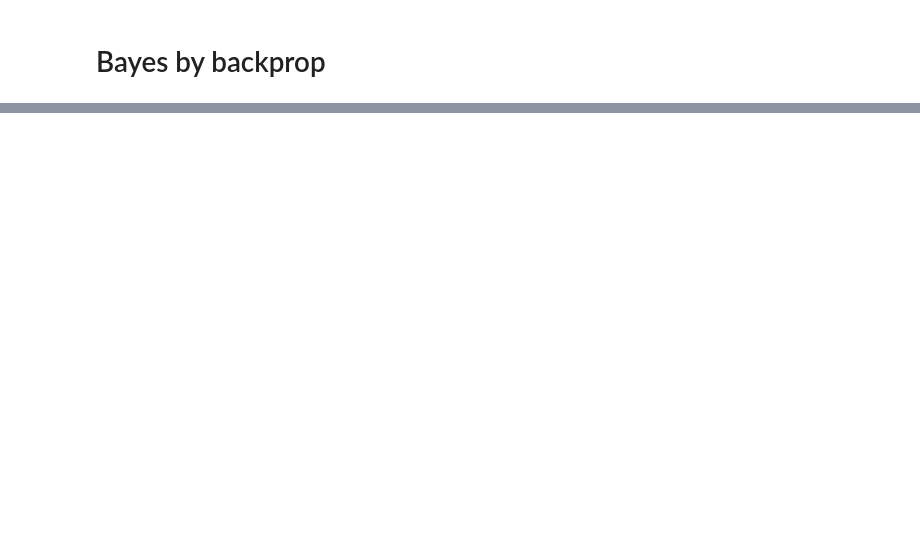
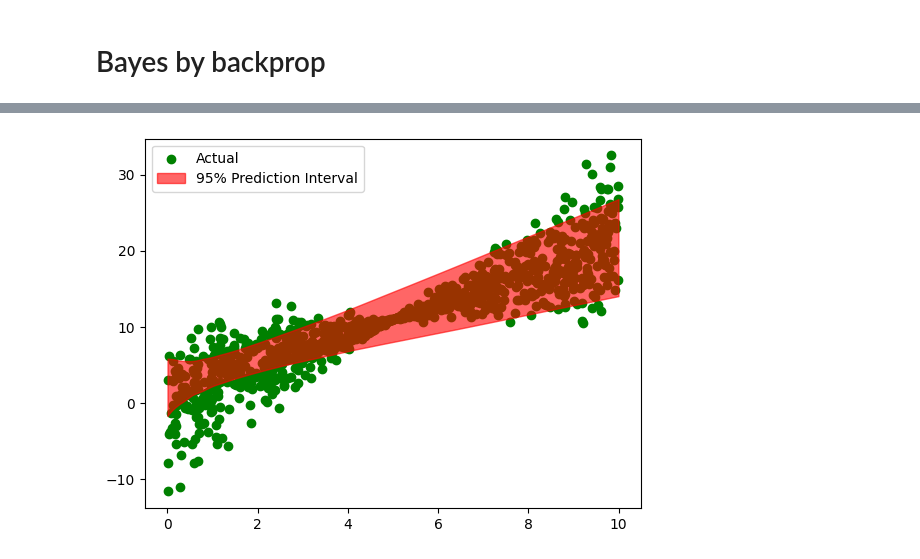
Before and after one commit to LeonardSchuler/time-series-forecasting, a Jupyter notebook: notebooks/005_bayes_by_backpropagation.ipynb, the cells around one changed output, grey strips where cells are left out. Cells and saved outputs as stored; diff of their text form; code cells hidden in the pictures; blank space fills up the shorter version.

```diff
--- a/notebooks/005_bayes_by_backpropagation.ipynb
+++ b/notebooks/005_bayes_by_backpropagation.ipynb
@@ -43,6 +52,6 @@ class Network(nn.Module):
         x3 = self.layer3(x2)
         return x3
 # %%
-X_torch = torch.from_numpy(X)
-y_torch = torch.from_numpy(y)
+X_torch = torch.from_numpy(X).to(device=device)
+y_torch = torch.from_numpy(y).to(device=device)
 # %%
@@ -283,12 +355,16 @@ def get_variational_pdf(mu, rho):
 
     return q_theta
 
-def loss_fn(y_hat, y, w, mu, rho):
+def loss_fn(y_hat, y, w, mu, rho, verbose=False):
     q_theta = get_variational_pdf(mu, rho)
 
-    loss = q_theta.log_prob(w)
-    loss -= p_w.log_prob(w)
+    #q_theta_loss = q_theta.log_prob(w).mean()
+    #p_w_neg_loss = p_w.log_prob(w).mean()
+    q_theta_loss = q_theta.log_prob(w).sum()
+    p_w_neg_loss = p_w.log_prob(w).sum()
+    likelihood_loss = 0.5 * nn.MSELoss(reduction="sum")(y_hat, y)
+    loss = q_theta_loss - p_w_neg_loss + likelihood_loss
     loss = loss.mean()
-    loss += 0.5 * nn.MSELoss(reduction="mean")(y_hat, y)
-
+    if verbose:
+        print(f"Loss: {loss.detach().to(device="cpu").item()}| variational: {q_theta_loss.detach().to(device="cpu").item()}| prior: {-p_w_neg_loss.detach().to(device="cpu").item()}| likelihood: {likelihood_loss.detach().to(device="cpu").item()}")
     return loss
@@ -294,0 +470,51 @@ def loss_fn(y_hat, y, w, mu, rho):
+# %%
+X_torch_c = X_torch.to(device="cpu")
+y_torch_c = y_torch.to(device="cpu")
+fig, ax = plt.subplots()
+
+# Plot actual data
+scatter_actual = ax.scatter(X_torch_c, y_torch_c, color="green", label="Actual")
+
+# Number of samples to use for generating prediction intervals
+num_samples = 50
+predictions = []
+
+sorting = X_torch_c.squeeze().sort()
+X_sorted = sorting.values
+y_sorted = y_torch_c[sorting.indices]
+
+# Run multiple forward passes to get predictions for each input
+for _ in range(num_samples):
+    y_hat_sample = bmodel(X_sorted)[0]
+    predictions.append(y_hat_sample.to(device="cpu").detach().numpy().squeeze())
+
+# Convert the predictions to a NumPy array for easier manipulation
+predictions = np.array(predictions)
+
+# Calculate mean and standard deviation across the samples
+y_hat_mean = predictions.mean(axis=0)
+y_hat_std = predictions.std(axis=0)
+
+# Calculate the 95% prediction interval (mean ± 1.96 * std)
+lower_bound = y_hat_mean -  y_hat_std
+upper_bound = y_hat_mean +  y_hat_std
+
+# Sort X_torch and all associated outputs for proper plotting
+#X_sorted, y_hat_mean_sorted, lower_bound_sorted, upper_bound_sorted = zip(
+#    *sorted(zip(X_torch.squeeze().numpy(), y_hat_mean, lower_bound, upper_bound))
+#)
+
+# Plot the prediction interval as a shaded region
+ax.fill_between(
+    X_sorted,
+    lower_bound,
+    upper_bound,
+    color="red",
+    alpha=0.6,
+    label="95% Prediction Interval",
+)
+
+plt.legend()
+plt.show()
+# %% [output]
+[figure, added]
```
Also changed, not shown: parts of 16 cells of this notebook, 2 other files.
